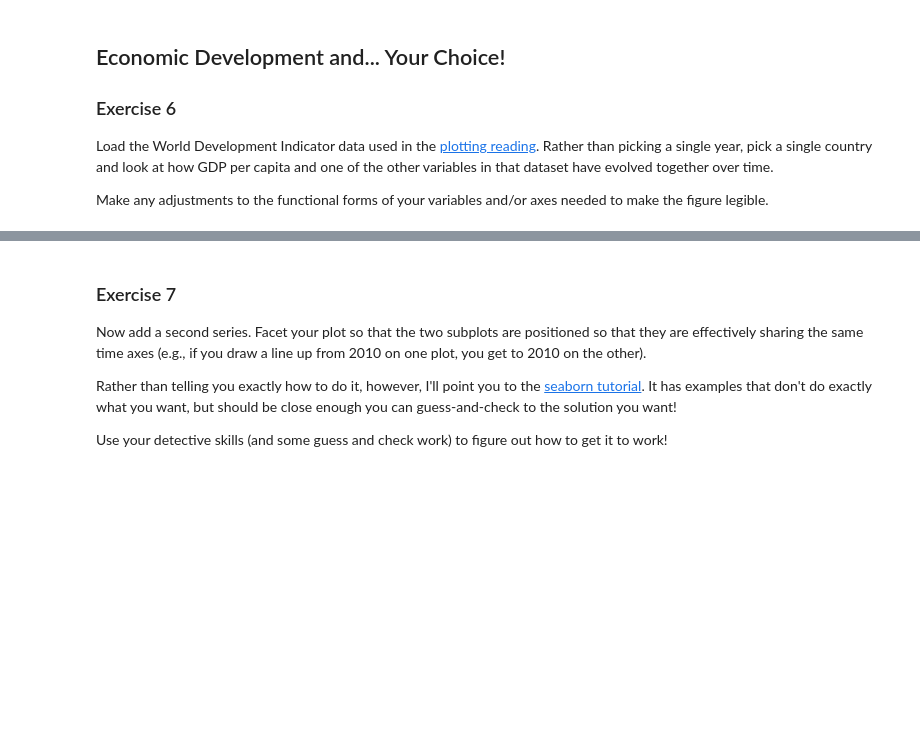
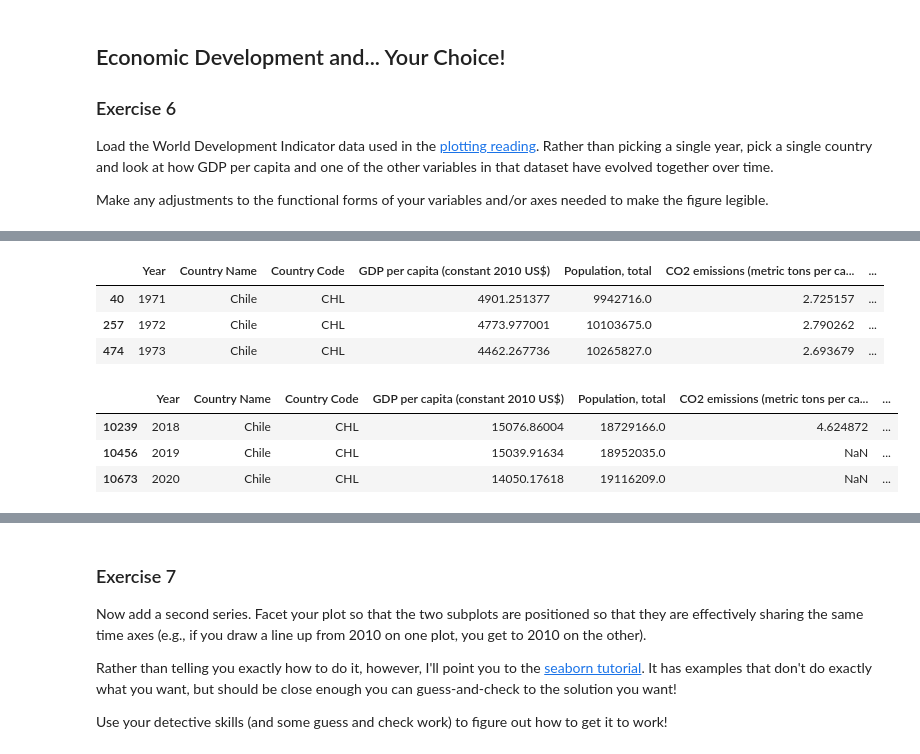
Before and after one commit to BarbaraPFloresRios/IDS720_PracticalDataScience, a Jupyter notebook: 20231019_ExercisePlottingPart1/Exercise_plotting_part1.ipynb, the cells around one changed output, grey strips where cells are left out. Saved outputs shown, nothing was run; the diff lists cells and outputs as text; code cells hidden in the pictures; blank space fills up the shorter version.

```diff
--- a/20231019_ExercisePlottingPart1/Exercise_plotting_part1.ipynb
+++ b/20231019_ExercisePlottingPart1/Exercise_plotting_part1.ipynb
@@ -141,0 +180,15 @@ Make any adjustments to the functional forms of your variables and/or axes neede
+# %%
+chile = world[world["Country Name"] == "Chile"]
+chile.head(3)
+# %% [output]
+|  | Year | Country Name | Country Code | GDP per capita (constant 2010 US$) | Population, total | CO2 emissions (metric tons per ca... | ... |
+| 40 | 1971 | Chile | CHL | 4901.251377 | 9942716.0 | 2.725157 | ... |
+| 257 | 1972 | Chile | CHL | 4773.977001 | 10103675.0 | 2.790262 | ... |
+| 474 | 1973 | Chile | CHL | 4462.267736 | 10265827.0 | 2.693679 | ... |
+# %%
+chile.tail(3)
+# %% [output]
+|  | Year | Country Name | Country Code | GDP per capita (constant 2010 US$) | Population, total | CO2 emissions (metric tons per ca... | ... |
+| 10239 | 2018 | Chile | CHL | 15076.86004 | 18729166.0 | 4.624872 | ... |
+| 10456 | 2019 | Chile | CHL | 15039.91634 | 18952035.0 | NaN | ... |
+| 10673 | 2020 | Chile | CHL | 14050.17618 | 19116209.0 | NaN | ... |
```
Also changed, not shown: parts of 6 cells of this notebook.
